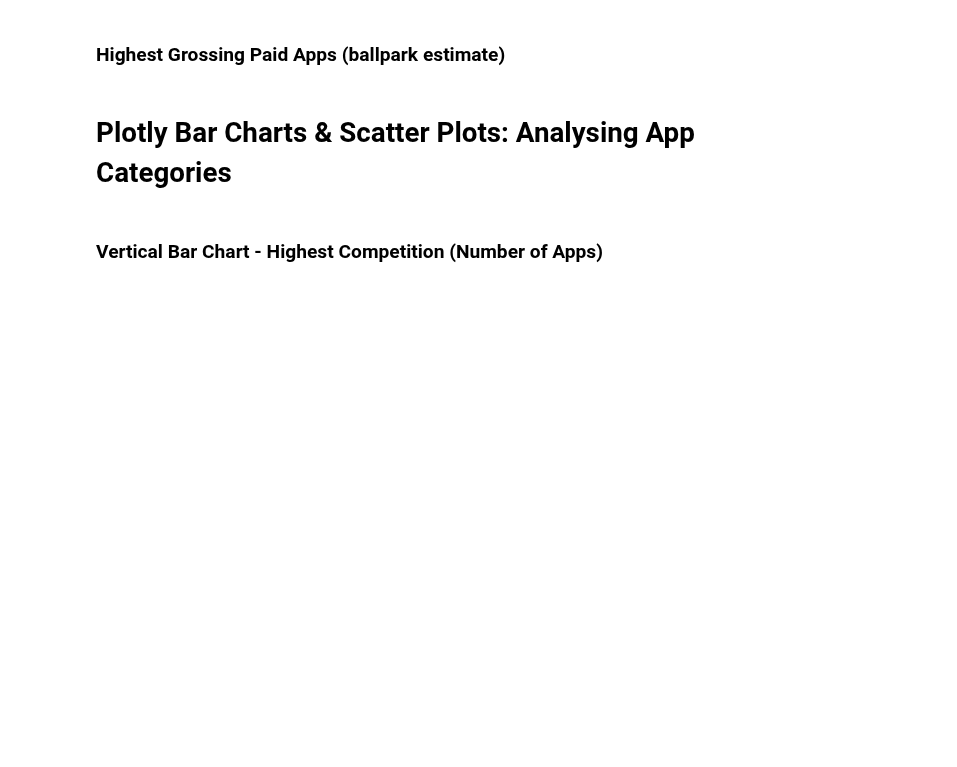
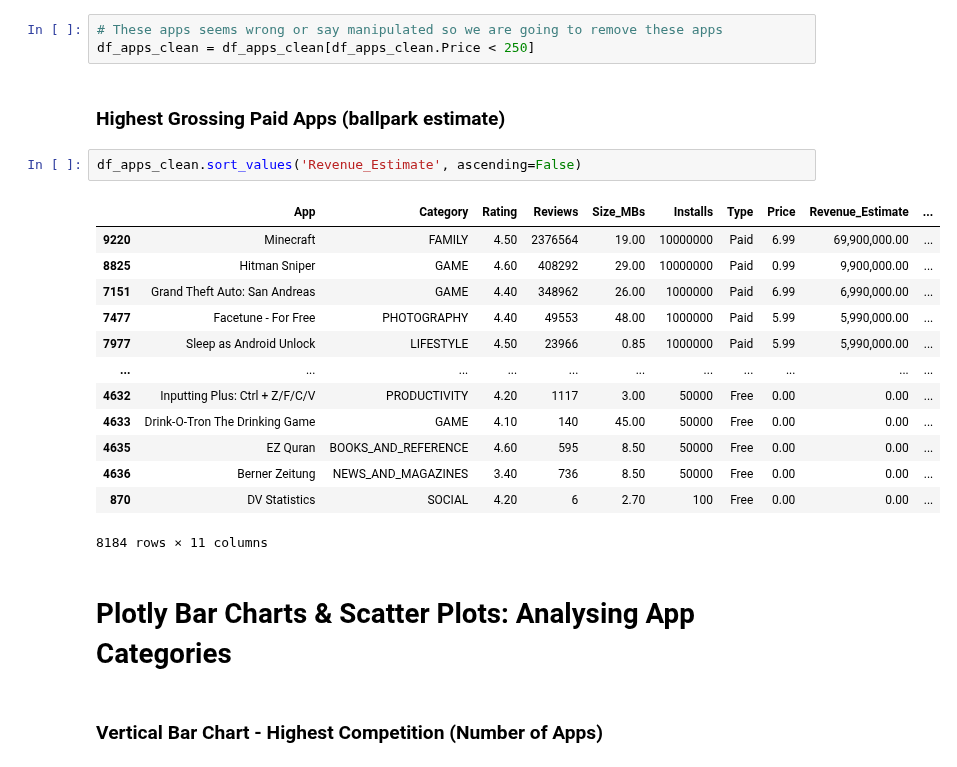
Before and after one commit to keshavpj1711/Python_100-Days, a Jupyter notebook: Advanced/76AnalyzingPlayStorePlotly/Google Play Store App Analytics (start).ipynb, the cells around one changed output. Cells and saved outputs as stored; diff of their text form; blank space fills up the shorter version.

```diff
--- a/Advanced/76AnalyzingPlayStorePlotly/Google Play Store App Analytics (start).ipynb
+++ b/Advanced/76AnalyzingPlayStorePlotly/Google Play Store App Analytics (start).ipynb
@@ -271,5 +315,24 @@ Add a column called 'Revenue_Estimate' to the DataFrame. This column should hold
+# %%
+# These apps seems wrong or say manipulated so we are going to remove these apps
+df_apps_clean = df_apps_clean[df_apps_clean.Price < 250]
 # %% [markdown]
 ### Highest Grossing Paid Apps (ballpark estimate)
+# %%
+df_apps_clean.sort_values('Revenue_Estimate', ascending=False)
+# %% [output]
+|  | App | Category | Rating | Reviews | Size_MBs | Installs | Type | Price | Revenue_Estimate | ... |
+| 9220 | Minecraft | FAMILY | 4.50 | 2376564 | 19.00 | 10000000 | Paid | 6.99 | 69,900,000.00 | ... |
+| 8825 | Hitman Sniper | GAME | 4.60 | 408292 | 29.00 | 10000000 | Paid | 0.99 | 9,900,000.00 | ... |
+| 7151 | Grand Theft Auto: San Andreas | GAME | 4.40 | 348962 | 26.00 | 1000000 | Paid | 6.99 | 6,990,000.00 | ... |
+| 7477 | Facetune - For Free | PHOTOGRAPHY | 4.40 | 49553 | 48.00 | 1000000 | Paid | 5.99 | 5,990,000.00 | ... |
+| 7977 | Sleep as Android Unlock | LIFESTYLE | 4.50 | 23966 | 0.85 | 1000000 | Paid | 5.99 | 5,990,000.00 | ... |
+| ... | ... | ... | ... | ... | ... | ... | ... | ... | ... | ... |
+| 4632 | Inputting Plus: Ctrl + Z/F/C/V | PRODUCTIVITY | 4.20 | 1117 | 3.00 | 50000 | Free | 0.00 | 0.00 | ... |
+| 4633 | Drink-O-Tron The Drinking Game | GAME | 4.10 | 140 | 45.00 | 50000 | Free | 0.00 | 0.00 | ... |
+| 4635 | EZ Quran | BOOKS_AND_REFERENCE | 4.60 | 595 | 8.50 | 50000 | Free | 0.00 | 0.00 | ... |
+| 4636 | Berner Zeitung | NEWS_AND_MAGAZINES | 3.40 | 736 | 8.50 | 50000 | Free | 0.00 | 0.00 | ... |
+| 870 | DV Statistics | SOCIAL | 4.20 | 6 | 2.70 | 100 | Free | 0.00 | 0.00 | ... |
+8184 rows × 11 columns
 # %% [markdown]
 # Plotly Bar Charts & Scatter Plots: Analysing App Categories
 # %% [markdown]
```
Also changed, not shown: parts of 3 cells of this notebook.
